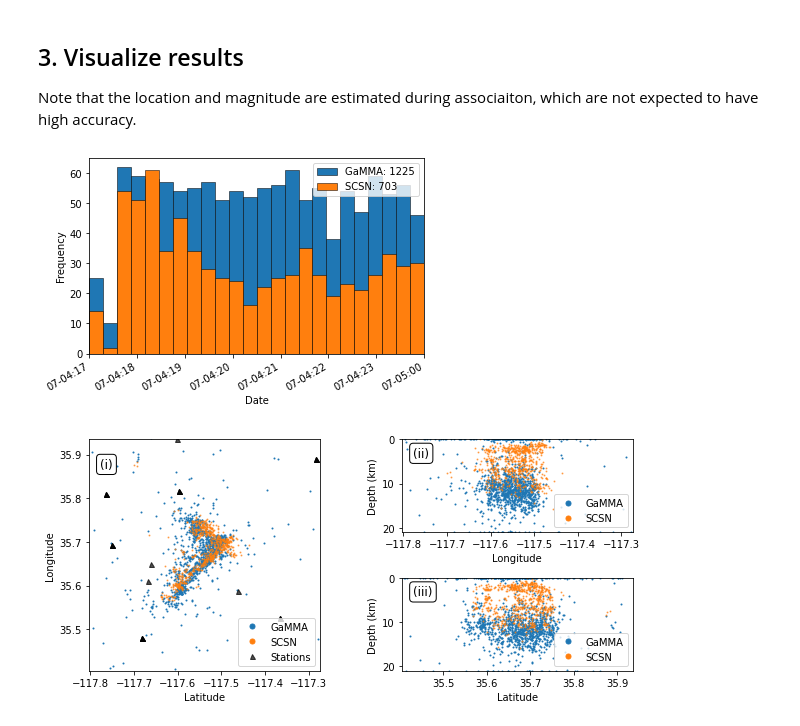
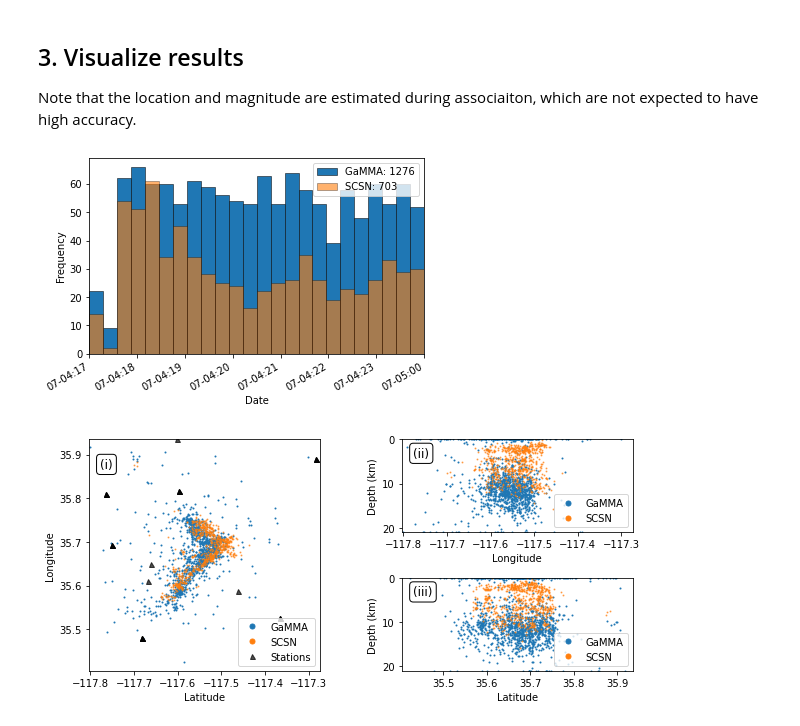
Before and after one commit to AI4EPS/GaMMA, a Jupyter notebook: docs/example_phasenet.ipynb, the cells around one changed output. Drawn from its saved outputs; the diff is of its cells as text; code cells hidden in the pictures.

```diff
--- a/docs/example_phasenet.ipynb
+++ b/docs/example_phasenet.ipynb
@@ -71,7 +71,7 @@ config["z(km)"] = (0, 20)
 config["vel"] = {"p": 6.0, "s": 6.0 / 1.75}
 config["method"] = "BGMM"
 if config["method"] == "BGMM":
-    config["oversample_factor"] = 2
+    config["oversample_factor"] = 4
 if config["method"] == "GMM":
     config["oversample_factor"] = 1
 
@@ -94,8 +94,9 @@ config["dbscan_min_samples"] = min(3, len(stations))
 
 # Filtering
 config["min_picks_per_eq"] = min(10, len(stations) // 2)
-config["max_sigma11"] = 1.0
-config["max_sigma22"] = 0.5
+config["max_sigma11"] = 2.0
+config["max_sigma22"] = 1.0
+config["max_sigma12"] = 1.0
 
 for k, v in config.items():
     print(f"{k}: {v}")
@@ -171,25 +170,25 @@ catalog_label="SCSN"
 # %%
 stations = pd.read_csv(data_dir("stations.csv"), delimiter="\t")
 events = pd.read_csv(data_dir("events.csv"), delimiter="\t")
 events["time"] = events["time"].apply(lambda x: datetime.strptime(x, "%Y-%m-%dT%H:%M:%S.%f"))
 
 catalog = pd.read_csv(data_dir("catalog_gamma.csv"), delimiter="\t")
 catalog["time"] = catalog["time"].apply(lambda x: datetime.strptime(x, "%Y-%m-%dT%H:%M:%S.%f"))
 
 plt.figure()
 plt.hist(catalog["time"], range=(config["starttime"], config["endtime"]), bins=24, edgecolor="k", alpha=1.0, linewidth=0.5, label=f"{result_label}: {len(catalog['time'])}")
-plt.hist(events["time"], range=(config["starttime"], config["endtime"]), bins=24, edgecolor="k", alpha=1.0, linewidth=0.5, label=f"{catalog_label}: {len(events['time'])}")
+plt.hist(events["time"], range=(config["starttime"], config["endtime"]), bins=24, edgecolor="k", alpha=0.6, linewidth=0.5, label=f"{catalog_label}: {len(events['time'])}")
 plt.ylabel("Frequency")
 plt.xlabel("Date")
 plt.gca().autoscale(enable=True, axis='x', tight=True)
 plt.gca().xaxis.set_major_formatter(mdates.DateFormatter('%m-%d:%H'))
 plt.gcf().autofmt_xdate()
 plt.legend()
 plt.savefig(figure_dir("earthquake_number.png"), bbox_inches="tight", dpi=300)
 plt.savefig(figure_dir("earthquake_number.pdf"), bbox_inches="tight")
 plt.show();
 # %% [output]
-[figure, old version]
+[figure, new version]
 # %%
 fig = plt.figure(figsize=plt.rcParams["figure.figsize"]*np.array([1.5,1]))
 box = dict(boxstyle='round', facecolor='white', alpha=1)
@@ -247,7 +246,7 @@ plt.savefig(figure_dir("earthquake_location.png"), bbox_inches="tight", dpi=300)
 plt.savefig(figure_dir("earthquake_location.pdf"), bbox_inches="tight", dpi=300)
 plt.show();
 # %% [output]
-[figure, old version]
+[figure, new version]
 # %%
 plt.figure()
 plt.hist(catalog["magnitude"], range=(-1., events["magnitude"].max()), bins=25, alpha=1.0,  edgecolor="k", linewidth=0.5, label=f"{result_label}: {len(catalog['magnitude'])}")
```
Also changed, not shown: parts of 5 cells of this notebook, 7 other files.
